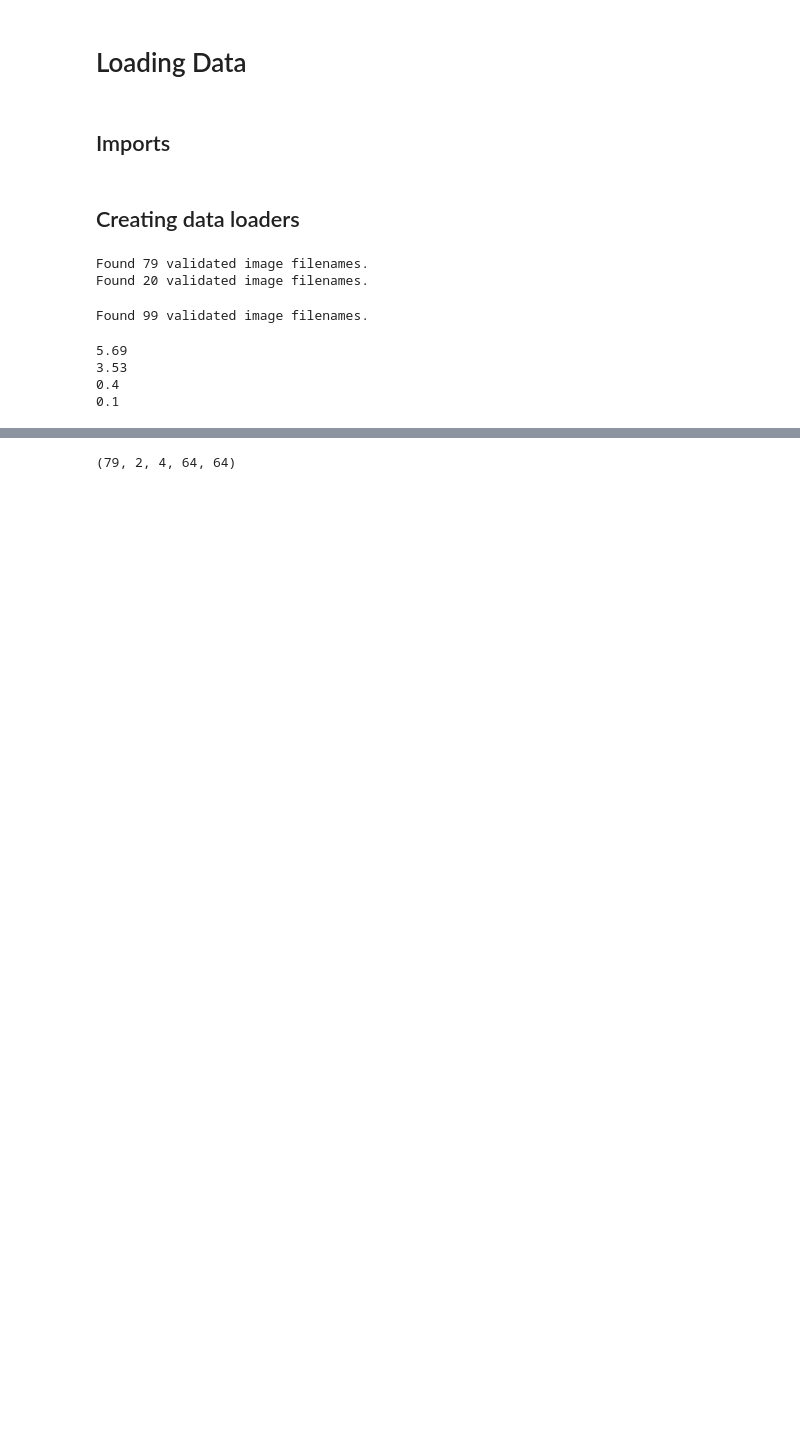
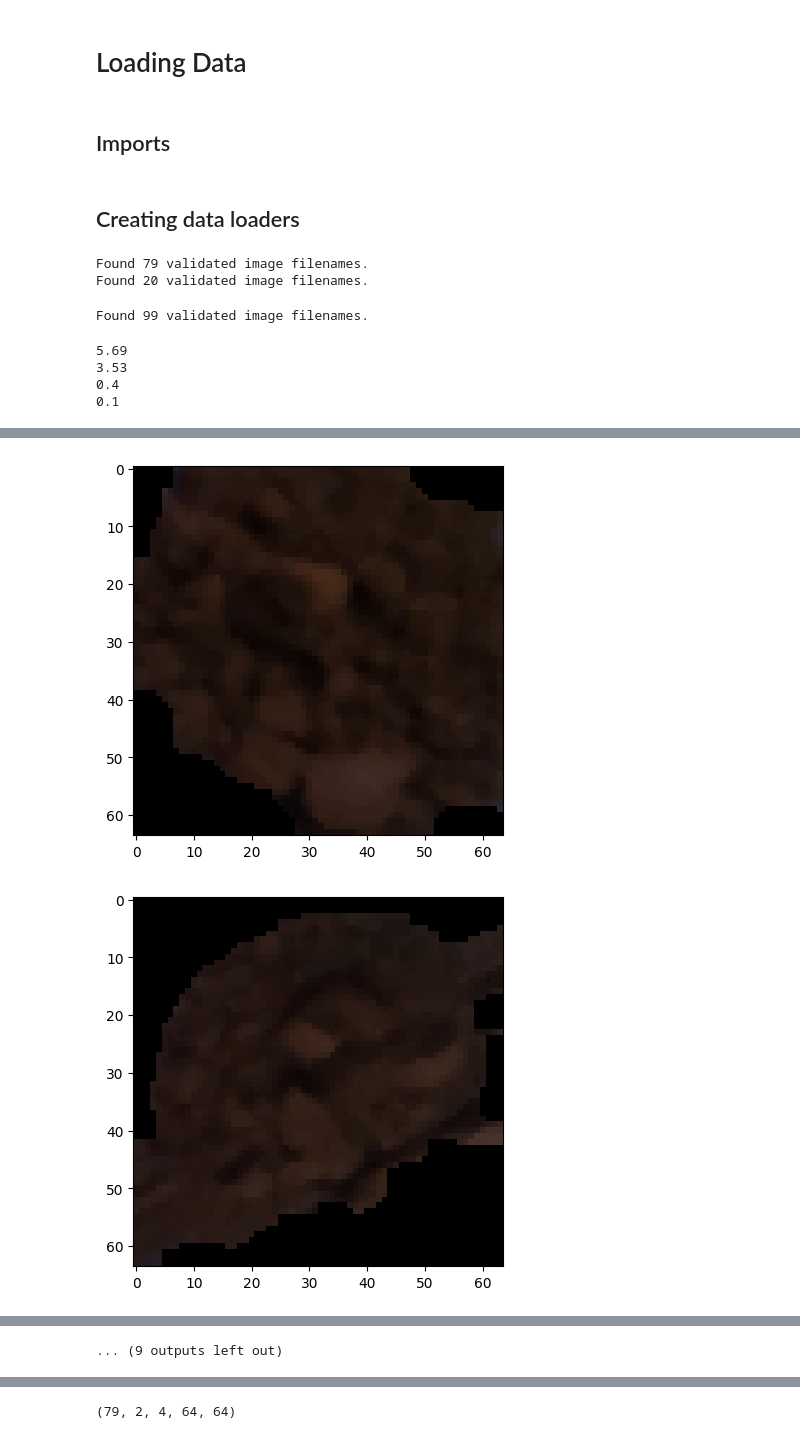
Before and after one commit to neeeal/soil-pd-backend, a Jupyter notebook: ipynb/final_alternative_designs.ipynb, the cells around one changed output, grey strips where cells are left out. Drawn from its saved outputs; the diff is of its cells as text; code cells hidden in the pictures; blank space fills up the shorter version.

```diff
--- a/ipynb/final_alternative_designs.ipynb
+++ b/ipynb/final_alternative_designs.ipynb
@@ -306,3 +307,12 @@ gen_X_values_3_2 = (x for x in X_values_2)
 SAMPLE_Y = np.array(SAMPLE_Y)
 
 SAMPLE_Y = SAMPLE_Y[:, :, np.newaxis, :, :, np.newaxis]
+# %%
+for x,i in enumerate(SAMPLE_TRAIN):
+    plt.imshow(i)
+    plt.show()
+    if x == 20:
+        break
+# %% [output]
+[figure, added]
+[figure, added]
@@ -308,0 +329 @@ SAMPLE_Y = SAMPLE_Y[:, :, np.newaxis, :, :, np.newaxis]
+... (9 outputs left out)
```
Also changed, not shown: parts of 25 cells of this notebook.
